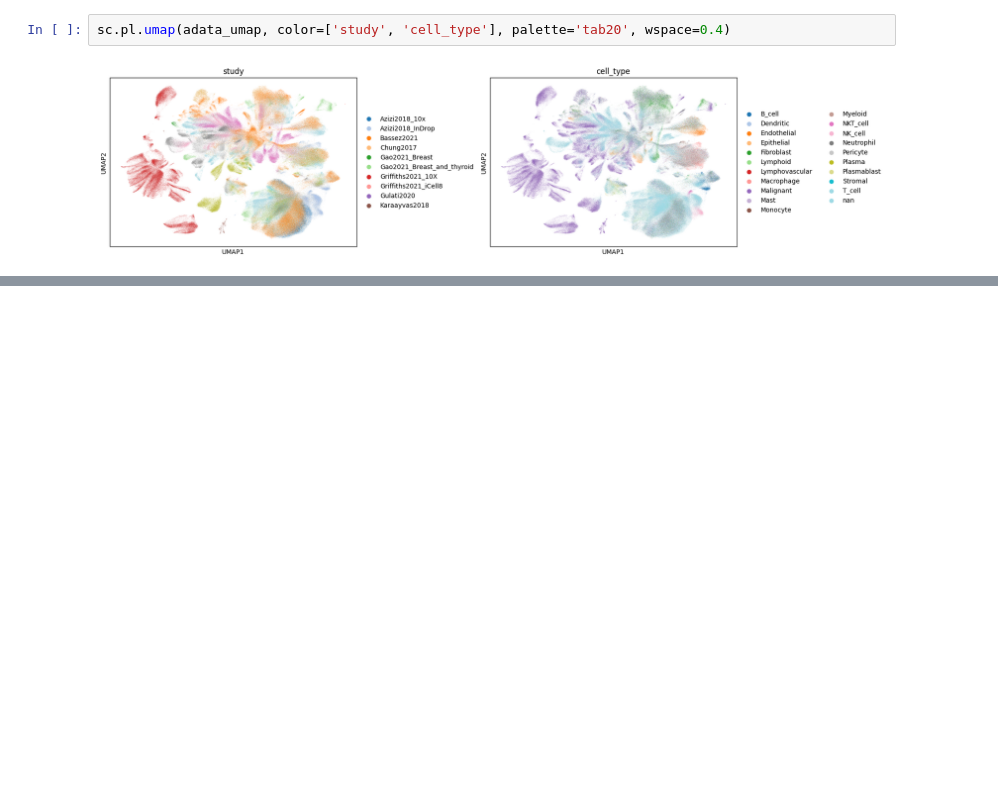
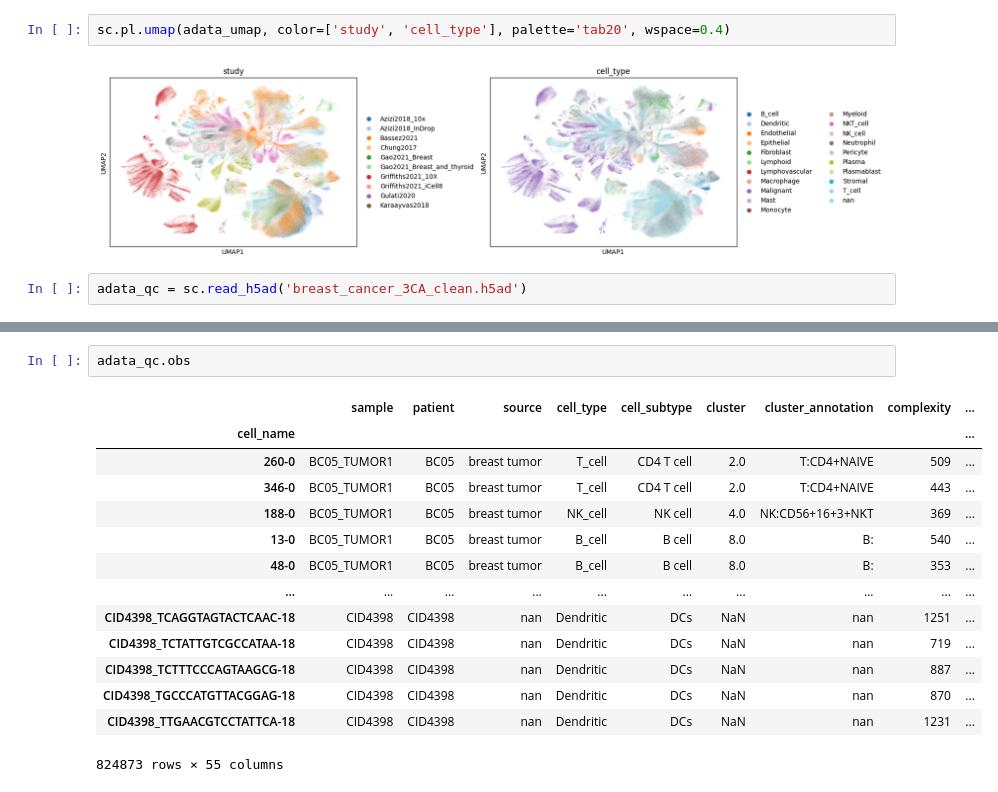
Before and after one commit to prasheus/scMoE, a Jupyter notebook: interpret/breast interp.ipynb, the cells around one changed output, grey strips where cells are left out. Saved outputs shown, nothing was run; the diff lists cells and outputs as text; blank space fills up the shorter version.

```diff
--- a/interpret/breast interp.ipynb
+++ b/interpret/breast interp.ipynb
@@ -292,3 +292,5 @@ To enable the following instructions: AVX2 AVX_VNNI FMA, in other operations, re
 sc.pl.umap(adata_umap, color=['study', 'cell_type'], palette='tab20', wspace=0.4)
 # %% [output]
 [figure]
+# %%
+adata_qc = sc.read_h5ad('breast_cancer_3CA_clean.h5ad')
@@ -294,0 +340,17 @@ sc.pl.umap(adata_umap, color=['study', 'cell_type'], palette='tab20', wspace=0.4
+# %%
+adata_qc.obs
+# %% [output]
+|  | sample | patient | source | cell_type | cell_subtype | cluster | cluster_annotation | complexity | ... |
+| cell_name |  |  |  |  |  |  |  |  | ... |
+| 260-0 | BC05_TUMOR1 | BC05 | breast tumor | T_cell | CD4 T cell | 2.0 | T:CD4+NAIVE | 509 | ... |
+| 346-0 | BC05_TUMOR1 | BC05 | breast tumor | T_cell | CD4 T cell | 2.0 | T:CD4+NAIVE | 443 | ... |
+| 188-0 | BC05_TUMOR1 | BC05 | breast tumor | NK_cell | NK cell | 4.0 | NK:CD56+16+3+NKT | 369 | ... |
+| 13-0 | BC05_TUMOR1 | BC05 | breast tumor | B_cell | B cell | 8.0 | B: | 540 | ... |
+| 48-0 | BC05_TUMOR1 | BC05 | breast tumor | B_cell | B cell | 8.0 | B: | 353 | ... |
+| ... | ... | ... | ... | ... | ... | ... | ... | ... | ... |
+| CID4398_TCAGGTAGTACTCAAC-18 | CID4398 | CID4398 | nan | Dendritic | DCs | NaN | nan | 1251 | ... |
+| CID4398_TCTATTGTCGCCATAA-18 | CID4398 | CID4398 | nan | Dendritic | DCs | NaN | nan | 719 | ... |
+| CID4398_TCTTTCCCAGTAAGCG-18 | CID4398 | CID4398 | nan | Dendritic | DCs | NaN | nan | 887 | ... |
+| CID4398_TGCCCATGTTACGGAG-18 | CID4398 | CID4398 | nan | Dendritic | DCs | NaN | nan | 870 | ... |
+| CID4398_TTGAACGTCCTATTCA-18 | CID4398 | CID4398 | nan | Dendritic | DCs | NaN | nan | 1231 | ... |
+824873 rows × 55 columns
```
Also changed, not shown: parts of 3 cells of this notebook.
